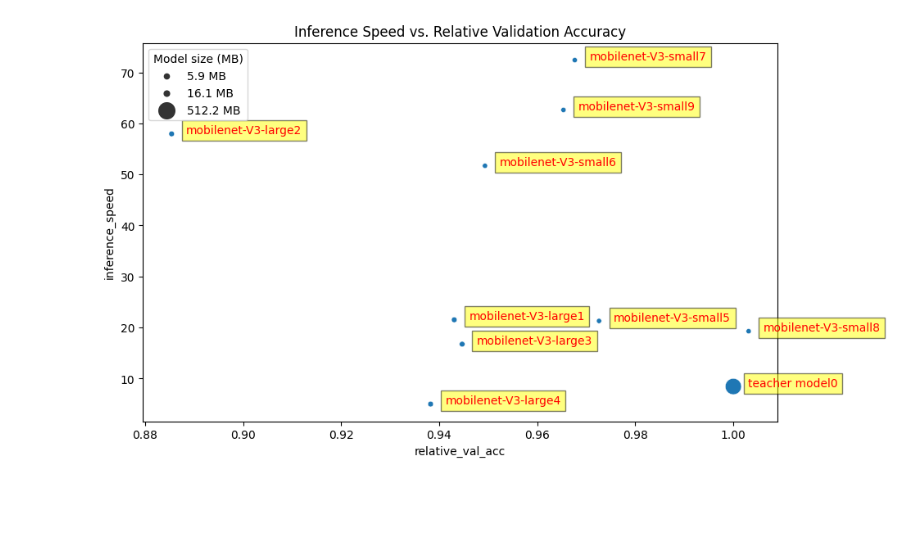
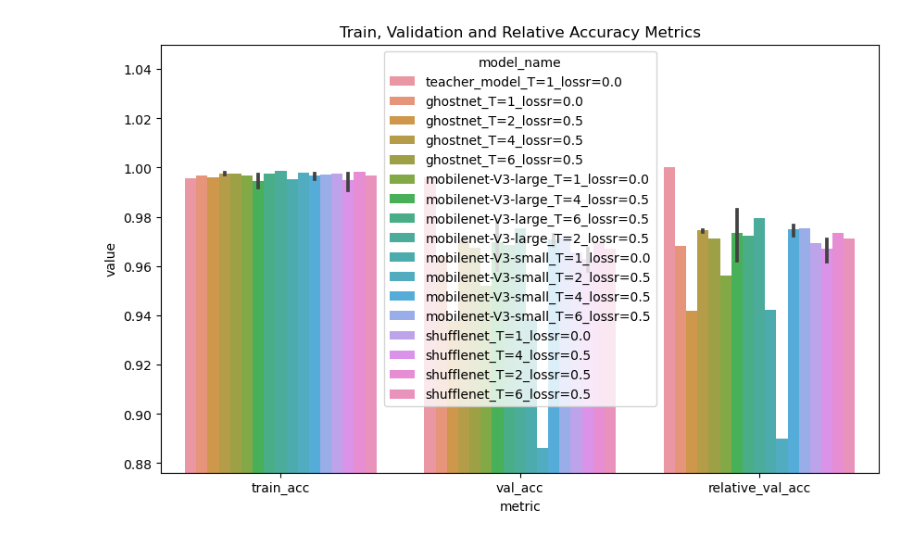
Before and after one commit to AndrisFreeman/KnowledgeDistillation_AZ, a Jupyter notebook: eval_experiments.ipynb, the cells around one changed output. Saved outputs shown, nothing was run; the diff lists cells and outputs as text; code cells hidden in the pictures; blank space fills up the shorter version.

```diff
--- a/eval_experiments.ipynb
+++ b/eval_experiments.ipynb
@@ -161,23 +172,33 @@ plt.show()
+# %%
+df_melted_accs = df_melted_model[df_melted_model["metric"].isin(['train_acc', 'val_acc', 'relative_val_acc'])]
+plt.figure(figsize=(10, 6))
+sns.barplot(x='metric', y='value', hue='model_name', data=df_melted_accs)
+plt.ylim(bottom=min(df_melted_accs["value"])-0.01)
+plt.title('Train, Validation and Relative Accuracy Metrics')
+plt.savefig('images/accs.png')
+plt.show()
+# %% [output]
+[figure, added]
 # %%
-# Create a scatter plot
-plt.figure(figsize=(10, 6))
-scatter = sns.scatterplot(data=df, x='relative_val_acc', y='inference_speed', size='student_memory', sizes=(20, 200))
+def scatterplot_compare(df, model_group="All"):
+    # Create a scatter plot
+    plt.figure(figsize=(10, 6))
+    scatter = sns.scatterplot(data=df, x='inference_speed', y='relative_val_acc', size='student_memory', sizes=(20, 200))
 
-# Add model names as text annotations
-for i in range(df.shape[0]):
-    plt.text(x=df['relative_val_acc'].iloc[i]+0.003,
-             y=df['inference_speed'].iloc[i],
-             s=df['student_model_name'].iloc[i],
-             fontdict=dict(color='red',size=10),
-             bbox=dict(facecolor='yellow',alpha=0.5))
+    offset = (max(df["inference_speed"]) - min(df["inference_speed"])) / 50
+    # Add model names as text annotations
+    for i in range(df.shape[0]):
+        plt.text(x=df['inference_speed'].iloc[i] + offset,
+                y=df['relative_val_acc'].iloc[i],
+                s=df['model_name'].iloc[i],
+                fontdict=dict(color='red',size=10),
+                bbox=dict(facecolor='yellow',alpha=0.5))
 
-# Modify the legend to round sizes and add a title
-handles, labels = scatter.get_legend_handles_labels()
-labels = [f'{round(float(label), 1)} MB' for label in labels]
-plt.legend(handles, labels, title='Model size (MB)', loc=2)
+    # Modify the legend to round sizes and add a title
+    handles, labels = scatter.get_legend_handles_labels()
+    labels = [f'{round(float(label), 1)} MB' for label in labels]
+    plt.legend(handles, labels, title='Model size (MB)')
 
-plt.title('Inference Speed vs. Relative Validation Accuracy')
-plt.savefig('images/fat_plot.png')
-plt.show()
+    plt.title('Relative Validation Accuracy vs. Inference Speed')
+    plt.savefig(f'images/fat_plot_{model_group}.png')
+    plt.show()
-# %% [output]
-[figure, removed]
```
Also changed, not shown: parts of 20 cells of this notebook, 6 other files.
